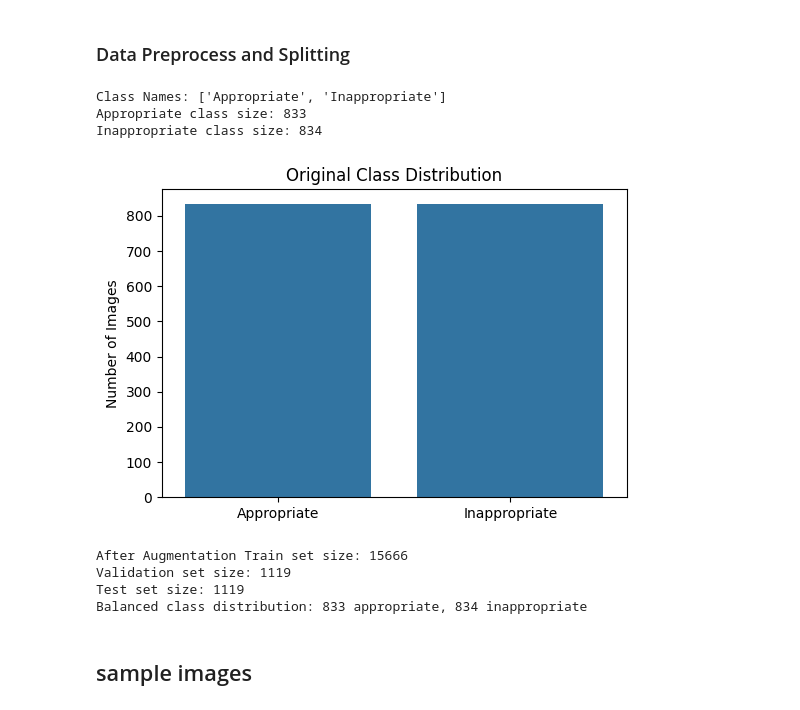
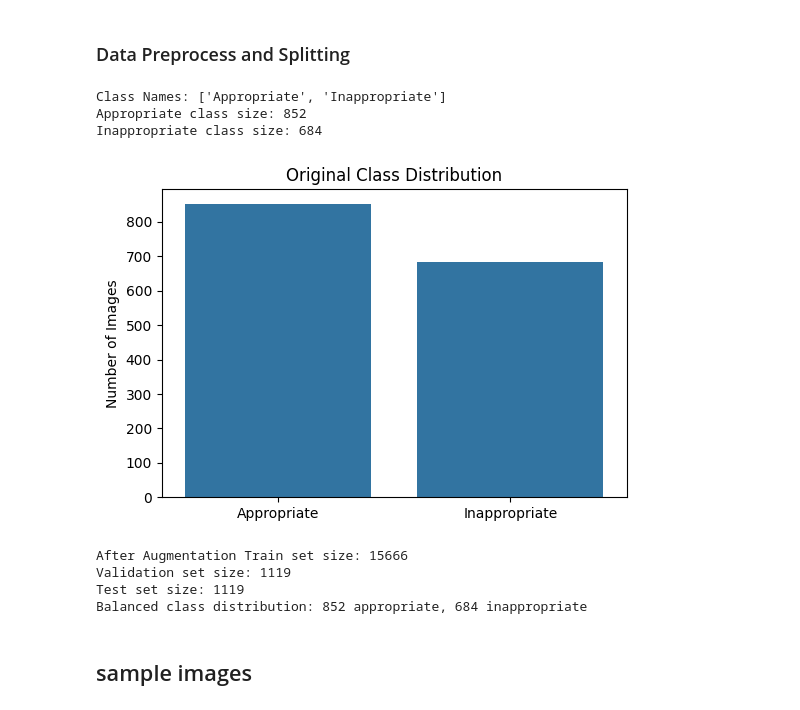
Before and after one commit to AzureSight/thesis_backend, a Jupyter notebook: MODELS/Training.ipynb, the cells around one changed output. Cells and saved outputs as stored; diff of their text form; code cells hidden in the pictures.

```diff
--- a/MODELS/Training.ipynb
+++ b/MODELS/Training.ipynb
@@ -112,8 +117,9 @@ def save_images(dataset, raw_dataset, split, augment=False):
 # %%
 
 # Dataset path
-# dataset_path = "./DATASETS/ECD DATASET CROPPED FULL"
-dataset_path = "./DATASETS/cropped_images_800"
+dataset_path = "./DATASETS/MMU DATASET CROPPED FULL2"
+
+# dataset_path = "./DATASETS/cropped_images_800"
 # dataset_path = "./train_45"
 
 if not os.path.exists(dataset_path):
@@ -175,10 +181,10 @@ train_idx = balanced_indices[:train_size]
 val_idx = balanced_indices[train_size:train_size + val_size]
 test_idx = balanced_indices[train_size + val_size:]
 
-# # Create subsets for ResNet
-# train_resnet = Subset(dataset, train_idx)
-# val_resnet = Subset(dataset, val_idx)
-# test_resnet = Subset(dataset, test_idx)
+# Create subsets for ResNet
+train_resnet = Subset(dataset, train_idx)
+val_resnet = Subset(dataset, val_idx)
+test_resnet = Subset(dataset, test_idx)
 
 
 # # Create subsets for Inception (using the same indices)
@@ -190,7 +196,7 @@ test_idx = balanced_indices[train_size + val_size:]
 # print(f"Before Augmentation Train set size: {len(train_inception)}")
 
 # # Save train set with augmentations
-# save_images(train_resnet, dataset, "train", augment=True)
+# save_images(train_resnet, dataset, "train", augment=False)
 
 # # Save validation set without augmentation
 # save_images(val_resnet, dataset, "val", augment=False)
@@ -236,45 +242,45 @@ test_idx = balanced_indices[train_size + val_size:]
 # val_subset = Subset(dataset, val_idx)
 # test_subset = Subset(dataset, test_idx)
 
-# train_dataset = DualTransformDataset(train_subset)
+# train_datasets = DualTransformDataset(train_subset)
 # val_dataset = DualTransformDataset(val_subset)
 # test_dataset = DualTransformDataset(test_subset)
-
-# train_loader = DataLoader(train_dataset, batch_size=64, shuffle=True, num_workers=4, pin_memory=True)
-# val_loader = DataLoader(val_dataset, batch_size=64, shuffle=False, num_workers=4, pin_memory=True)
-# test_loader = DataLoader(test_dataset, batch_size=64, shuffle=False, num_workers=4, pin_memory=True)
 
 train_dataset = DualTransformDataset_2(root=os.path.join(save_dir, "train"))
 
 val_dataset = DualTransformDataset_2(root=os.path.join(save_dir, "val"))
 
 test_dataset = DualTransformDataset_2(root=os.path.join(save_dir, "test"))
 
+
+# train_loader = DataLoader(train_dataset, batch_size=64, shuffle=True, num_workers=4, pin_memory=True)
+# val_loader = DataLoader(val_dataset, batch_size=64, shuffle=False, num_workers=4, pin_memory=True)
+# test_loader = DataLoader(test_dataset, batch_size=64, shuffle=False, num_workers=4, pin_memory=True)
 
 
 
 
 
 
 print(f"After Augmentation Train set size: {len(train_dataset)}")
 print(f"Validation set size: {len(val_dataset)}")
 print(f"Test set size: {len(test_dataset)}")
 
 # print(f"After Augmentation Train set size: {len(train_inception_aug)}")
 # print(f"Validation set size: {len(val_inception_aug)}")
 # print(f"Test set size: {len(test_inception_aug)}")
 
 
 # Check class distribution in the balanced dataset
 print(f"Balanced class distribution: {len(appropriate_indices)} appropriate, {len(inappropriate_indices)} inappropriate")
 # %% [output]
 Class Names: ['Appropriate', 'Inappropriate']
-Appropriate class size: 833
-Inappropriate class size: 834
+Appropriate class size: 852
+Inappropriate class size: 684
-[figure, old version]
+[figure, new version]
 After Augmentation Train set size: 15666
 Validation set size: 1119
 Test set size: 1119
-Balanced class distribution: 833 appropriate, 834 inappropriate
+Balanced class distribution: 852 appropriate, 684 inappropriate
 # %% [markdown]
 ## sample images
```
Also changed, not shown: parts of 37 cells of this notebook, 18 other files.
